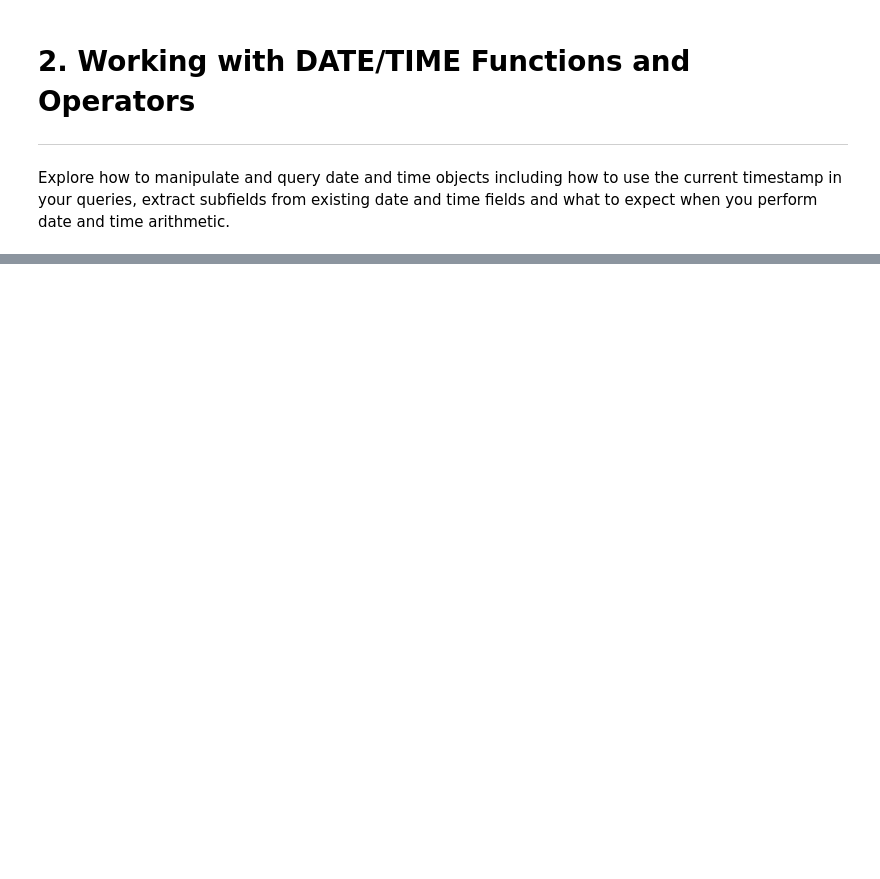
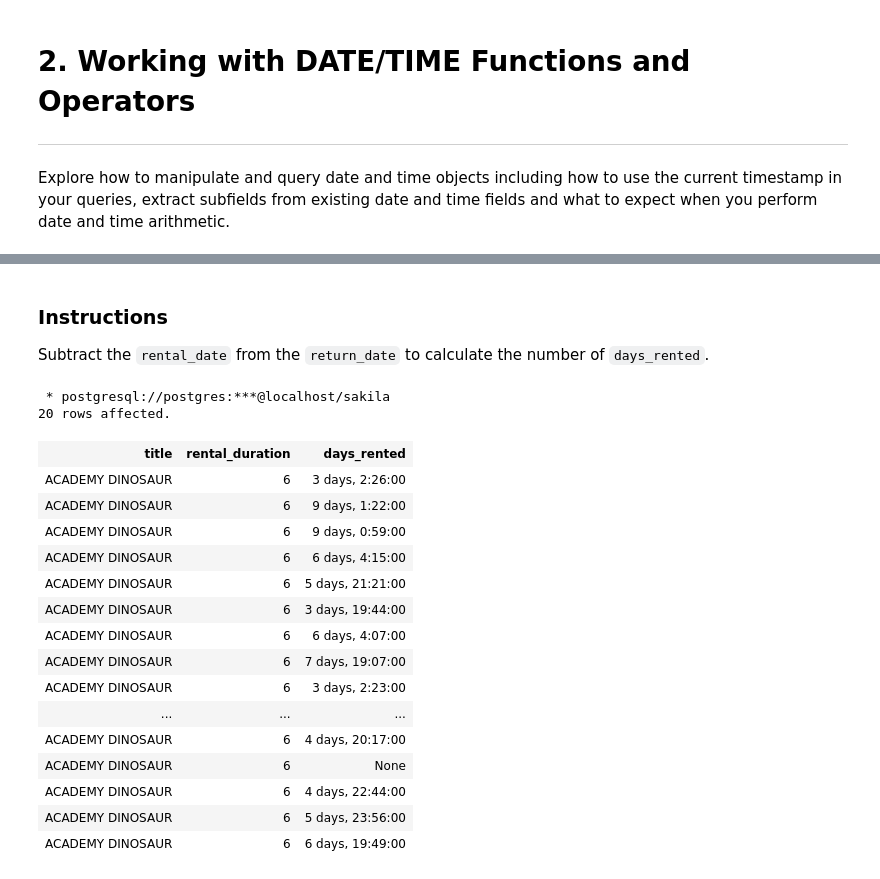
Before and after one commit to dehscardoso/datacamp, a Jupyter notebook: Skill Tracks/01_SQL_Fundamentals/05_Functions_for_Manipulating_Data_in_PostgreSQL/02_Working_with_DATE_TIME_Functions_and_Operators.ipynb, the cells around one changed output, grey strips where cells are left out. Drawn from its saved outputs; the diff is of its cells as text; code cells hidden in the pictures; blank space fills up the shorter version.

```diff
--- a/Skill Tracks/01_SQL_Fundamentals/05_Functions_for_Manipulating_Data_in_PostgreSQL/02_Working_with_DATE_TIME_Functions_and_Operators.ipynb
+++ b/Skill Tracks/01_SQL_Fundamentals/05_Functions_for_Manipulating_Data_in_PostgreSQL/02_Working_with_DATE_TIME_Functions_and_Operators.ipynb
@@ -34,0 +22,37 @@ Explore how to manipulate and query date and time objects including how to use t
+# %% [markdown]
+### Instructions
+
+Subtract the `rental_date` from the `return_date` to calculate the number of `days_rented`.
+# %%
+%%sql
+
+SELECT f.title,
+       f.rental_duration,
+       r.return_date - r.rental_date AS days_rented
+FROM   film AS f
+       INNER JOIN inventory AS i
+               ON f.film_id = i.film_id
+       INNER JOIN rental AS r
+               ON i.inventory_id = r.inventory_id
+ORDER  BY f.title
+
+LIMIT  20
+# %% [output]
+ * postgresql://postgres:***@localhost/sakila
+20 rows affected.
+| title | rental_duration | days_rented |
+| ACADEMY DINOSAUR | 6 | 3 days, 2:26:00 |
+| ACADEMY DINOSAUR | 6 | 9 days, 1:22:00 |
+| ACADEMY DINOSAUR | 6 | 9 days, 0:59:00 |
+| ACADEMY DINOSAUR | 6 | 6 days, 4:15:00 |
+| ACADEMY DINOSAUR | 6 | 5 days, 21:21:00 |
+| ACADEMY DINOSAUR | 6 | 3 days, 19:44:00 |
+| ACADEMY DINOSAUR | 6 | 6 days, 4:07:00 |
+| ACADEMY DINOSAUR | 6 | 7 days, 19:07:00 |
+| ACADEMY DINOSAUR | 6 | 3 days, 2:23:00 |
+| ... | ... | ... |
+| ACADEMY DINOSAUR | 6 | 4 days, 20:17:00 |
+| ACADEMY DINOSAUR | 6 | None |
+| ACADEMY DINOSAUR | 6 | 4 days, 22:44:00 |
+| ACADEMY DINOSAUR | 6 | 5 days, 23:56:00 |
+| ACADEMY DINOSAUR | 6 | 6 days, 19:49:00 |
```
Also changed, not shown: parts of 56 cells of this notebook, 28 other files.
